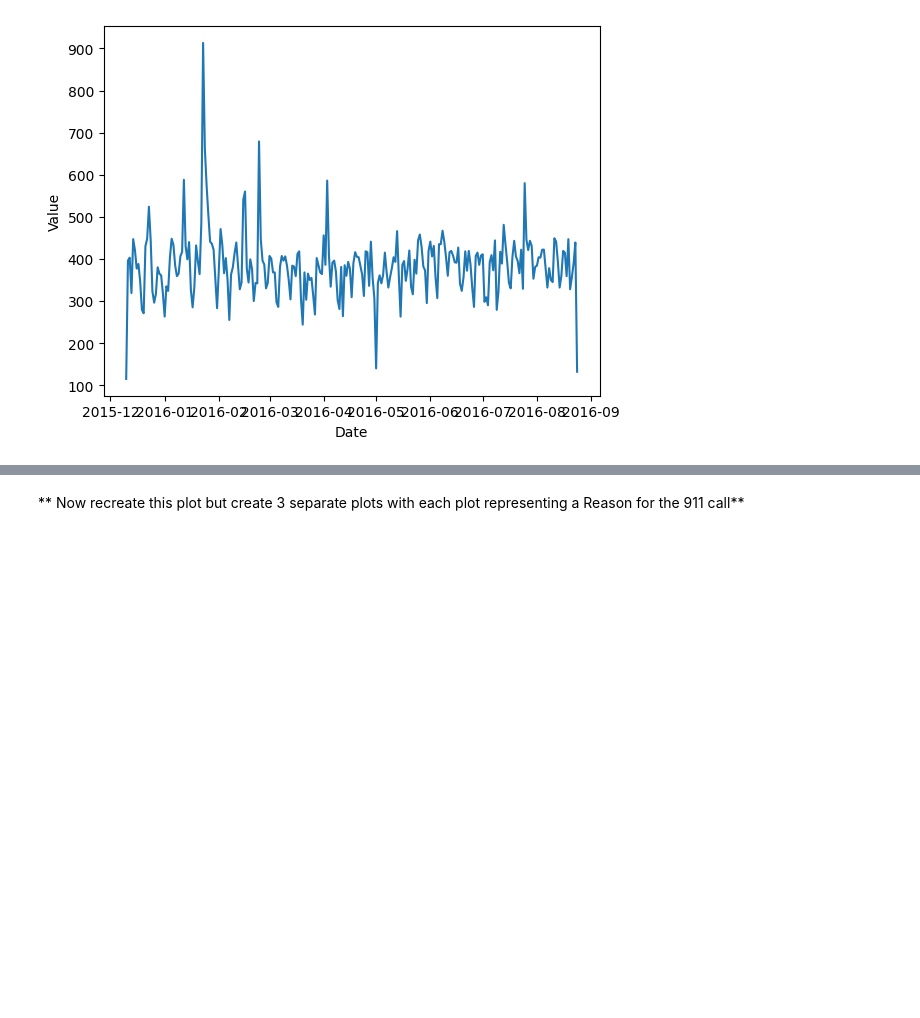
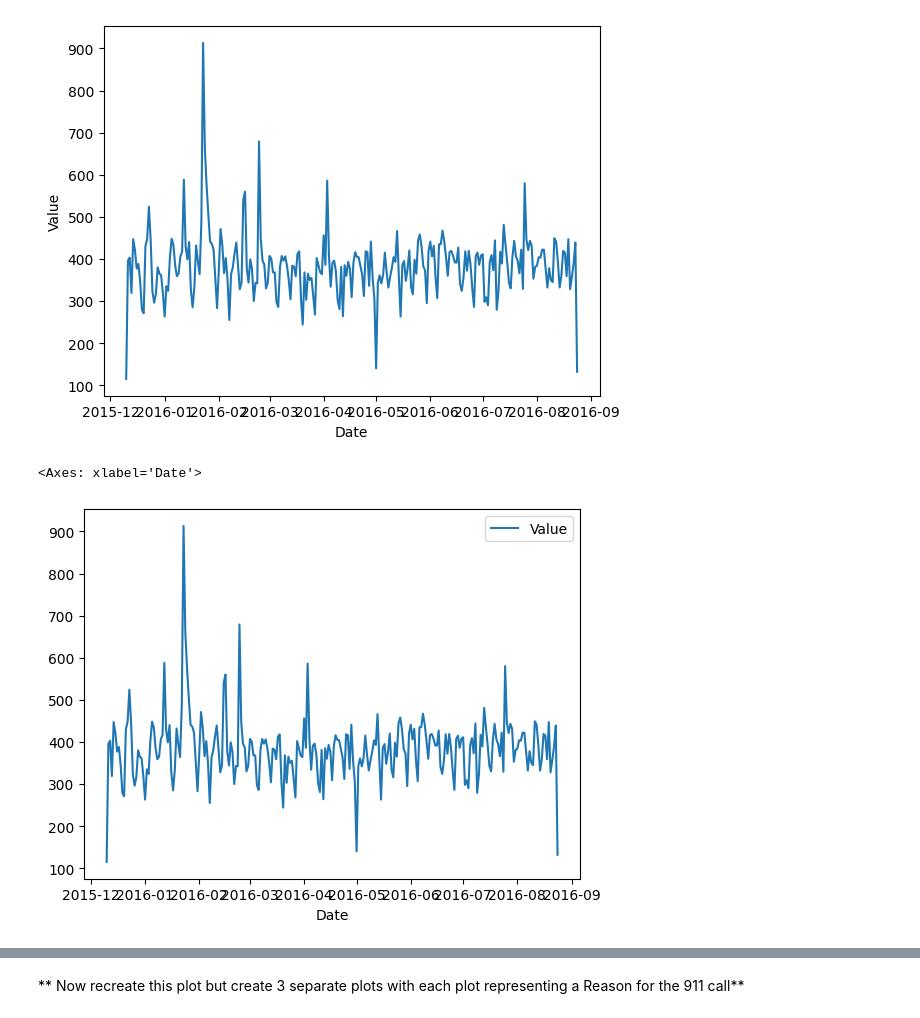
Before and after one commit to diegohdez90/ml-course, a Jupyter notebook: 10-Data-Capstone-Projects/01-911 Calls Data Capstone Project-Exam.ipynb, the cells around one changed output, grey strips where cells are left out. Saved outputs shown, nothing was run; the diff lists cells and outputs as text; code cells hidden in the pictures; blank space fills up the shorter version.

```diff
--- a/10-Data-Capstone-Projects/01-911 Calls Data Capstone Project-Exam.ipynb
+++ b/10-Data-Capstone-Projects/01-911 Calls Data Capstone Project-Exam.ipynb
@@ -381,3 +385,10 @@ sns.lineplot(df_by_date, x='Date', y='Value')
 # %% [output]
 <Axes: xlabel='Date', ylabel='Value'>
 [figure]
+# %%
+by_date_grouping = df.groupby('Date').size().reset_index(name="Value")
+# %%
+by_date_grouping.plot(x='Date')
+# %% [output]
+<Axes: xlabel='Date'>
+[figure, added]
```
Also changed, not shown: parts of 11 cells of this notebook.
